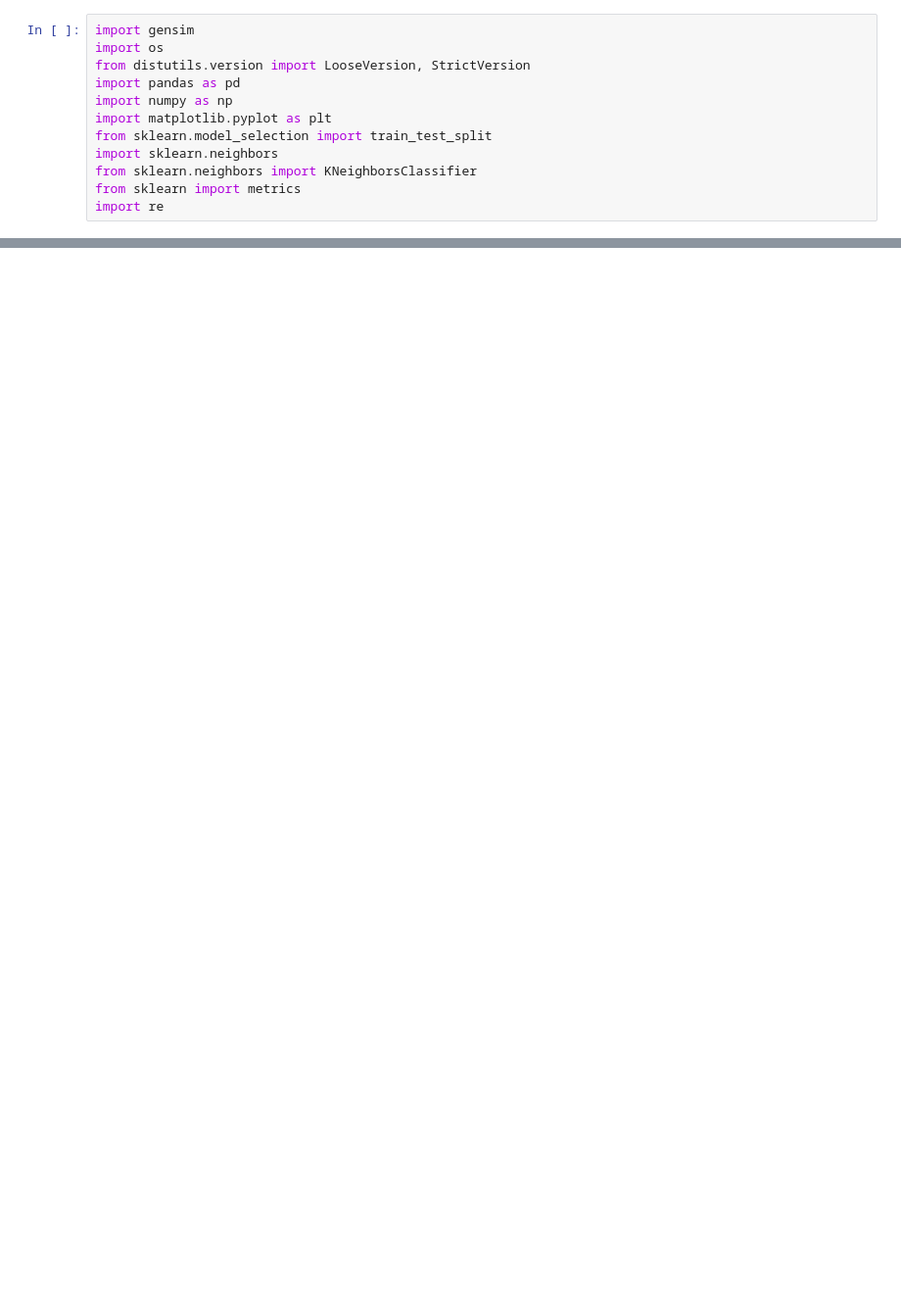
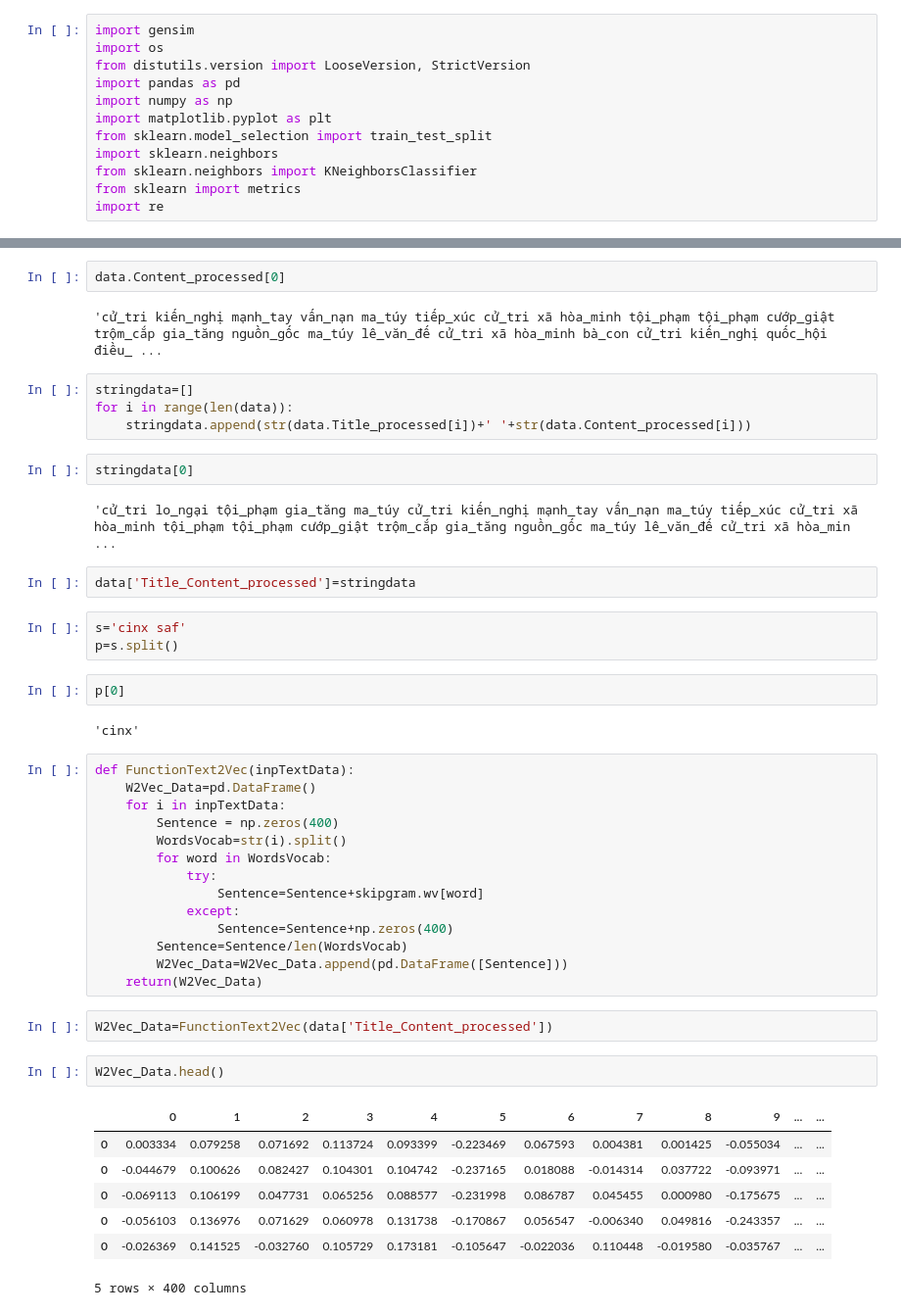
Before and after one commit to duychan/PBL6, a Jupyter notebook: pbl6.ipynb, the cells around one changed output, grey strips where cells are left out. Shown at 98% size. Drawn from its saved outputs; the diff is of its cells as text; blank space fills up the shorter version.

Commit message:
word2vect

```diff
--- a/pbl6.ipynb
+++ b/pbl6.ipynb
@@ -264,0 +87,47 @@ pyplot.show()
+# %%
+data.Content_processed[0]
+# %% [output]
+'cử_tri kiến_nghị mạnh_tay vấn_nạn ma_túy tiếp_xúc cử_tri xã hòa_minh tội_phạm tội_phạm cướp_giật trộm_cắp gia_tăng nguồn_gốc ma_túy lê_văn_đế cử_tri xã hòa_minh bà_con cử_tri kiến_nghị quốc_hội điều_ ...
+# %%
+stringdata=[]
+for i in range(len(data)):
+    stringdata.append(str(data.Title_processed[i])+' '+str(data.Content_processed[i]))
+# %%
+stringdata[0]
+# %% [output]
+'cử_tri lo_ngại tội_phạm gia_tăng ma_túy cử_tri kiến_nghị mạnh_tay vấn_nạn ma_túy tiếp_xúc cử_tri xã hòa_minh tội_phạm tội_phạm cướp_giật trộm_cắp gia_tăng nguồn_gốc ma_túy lê_văn_đế cử_tri xã hòa_min ...
+# %%
+data['Title_Content_processed']=stringdata
+# %%
+s='cinx saf'
+p=s.split()
+# %%
+p[0]
+# %% [output]
+'cinx'
+# %%
+def FunctionText2Vec(inpTextData):
+    W2Vec_Data=pd.DataFrame()
+    for i in inpTextData:
+        Sentence = np.zeros(400)
+        WordsVocab=str(i).split()
+        for word in WordsVocab:
+            try:
+                Sentence=Sentence+skipgram.wv[word]
+            except:
+                Sentence=Sentence+np.zeros(400)
+        Sentence=Sentence/len(WordsVocab)
+        W2Vec_Data=W2Vec_Data.append(pd.DataFrame([Sentence]))
+    return(W2Vec_Data)
+# %%
+W2Vec_Data=FunctionText2Vec(data['Title_Content_processed'])
+# %%
+W2Vec_Data.head()
+# %% [output]
+|  | 0 | 1 | 2 | 3 | 4 | 5 | 6 | 7 | 8 | 9 | ... | ... |
+| 0 | 0.003334 | 0.079258 | 0.071692 | 0.113724 | 0.093399 | -0.223469 | 0.067593 | 0.004381 | 0.001425 | -0.055034 | ... | ... |
+| 0 | -0.044679 | 0.100626 | 0.082427 | 0.104301 | 0.104742 | -0.237165 | 0.018088 | -0.014314 | 0.037722 | -0.093971 | ... | ... |
+| 0 | -0.069113 | 0.106199 | 0.047731 | 0.065256 | 0.088577 | -0.231998 | 0.086787 | 0.045455 | 0.000980 | -0.175675 | ... | ... |
+| 0 | -0.056103 | 0.136976 | 0.071629 | 0.060978 | 0.131738 | -0.170867 | 0.056547 | -0.006340 | 0.049816 | -0.243357 | ... | ... |
+| 0 | -0.026369 | 0.141525 | -0.032760 | 0.105729 | 0.173181 | -0.105647 | -0.022036 | 0.110448 | -0.019580 | -0.035767 | ... | ... |
+5 rows × 400 columns
```
Also changed, not shown: parts of 54 cells of this notebook, 1 other file.
